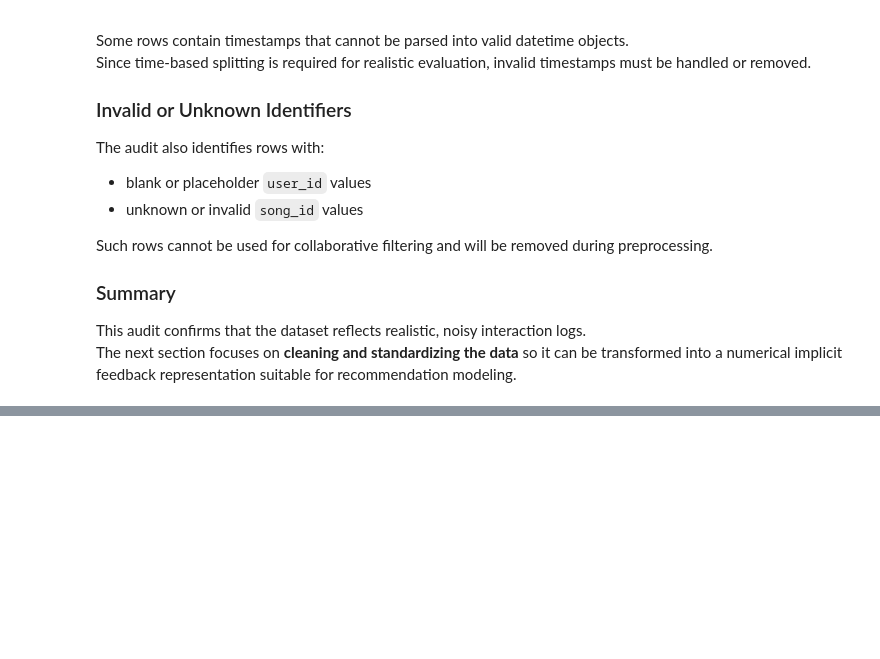
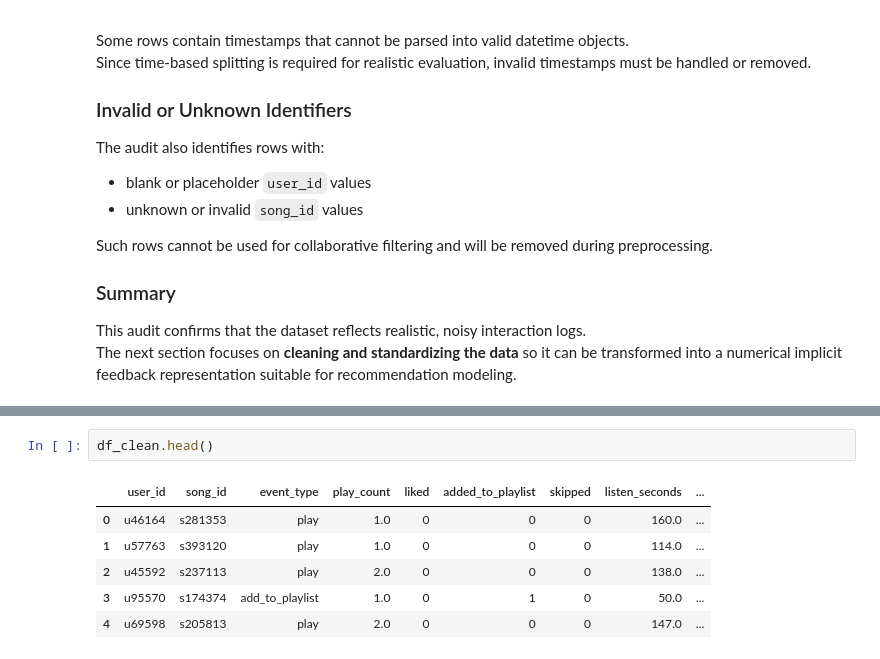
Before and after one commit to igoldin670/Music-Recommendation-System, a Jupyter notebook: music_recommender.ipynb, the cells around one changed output, grey strips where cells are left out. Drawn from its saved outputs; the diff is of its cells as text; blank space fills up the shorter version.

```diff
--- a/music_recommender.ipynb
+++ b/music_recommender.ipynb
@@ -380,0 +466,9 @@ The next section focuses on **cleaning and standardizing the data** so it can be
+# %%
+df_clean.head()
+# %% [output]
+|  | user_id | song_id | event_type | play_count | liked | added_to_playlist | skipped | listen_seconds | ... |
+| 0 | u46164 | s281353 | play | 1.0 | 0 | 0 | 0 | 160.0 | ... |
+| 1 | u57763 | s393120 | play | 1.0 | 0 | 0 | 0 | 114.0 | ... |
+| 2 | u45592 | s237113 | play | 2.0 | 0 | 0 | 0 | 138.0 | ... |
+| 3 | u95570 | s174374 | add_to_playlist | 1.0 | 0 | 1 | 0 | 50.0 | ... |
+| 4 | u69598 | s205813 | play | 2.0 | 0 | 0 | 0 | 147.0 | ... |
```
Also changed, not shown: parts of 4 cells of this notebook.
